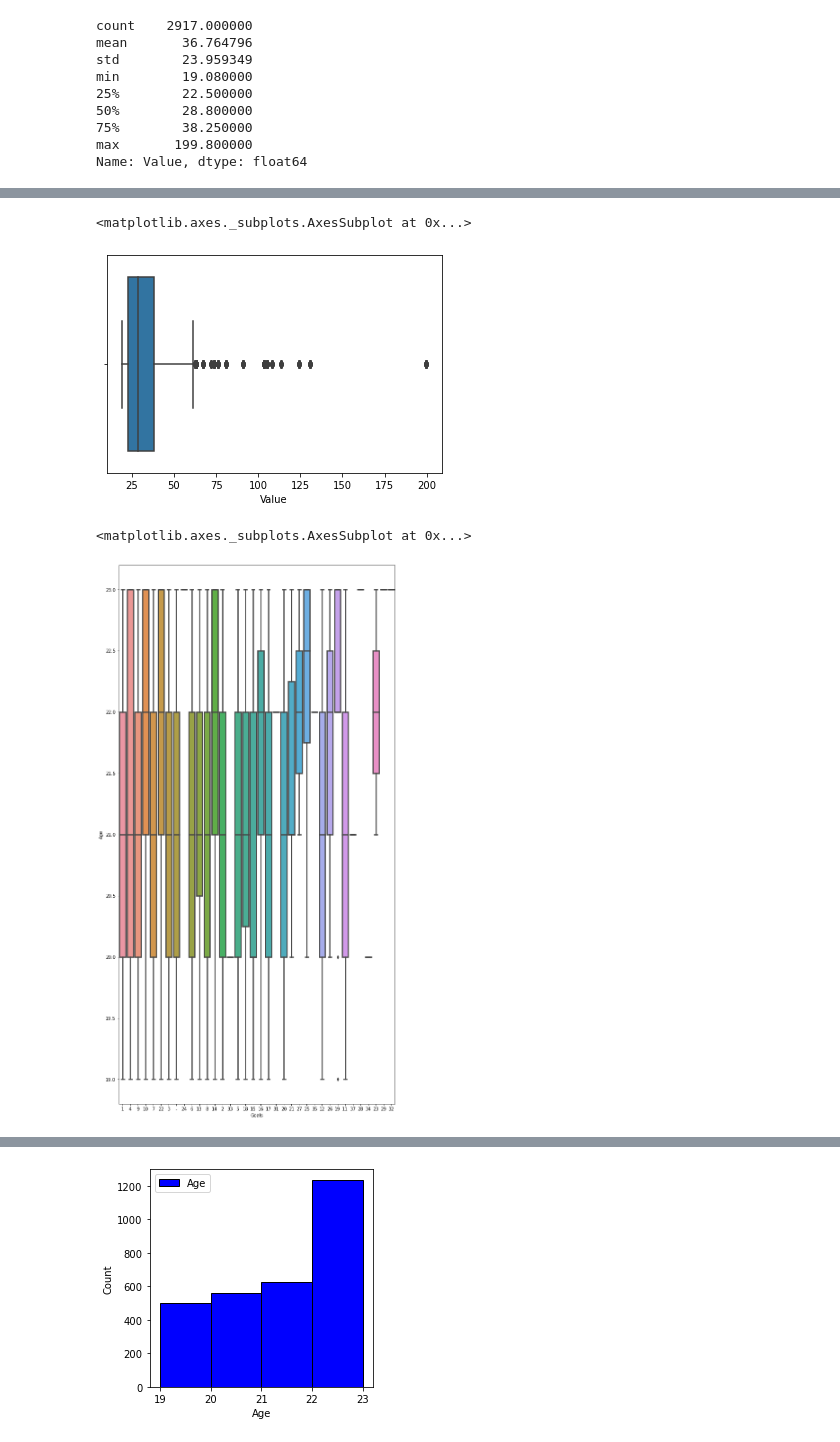
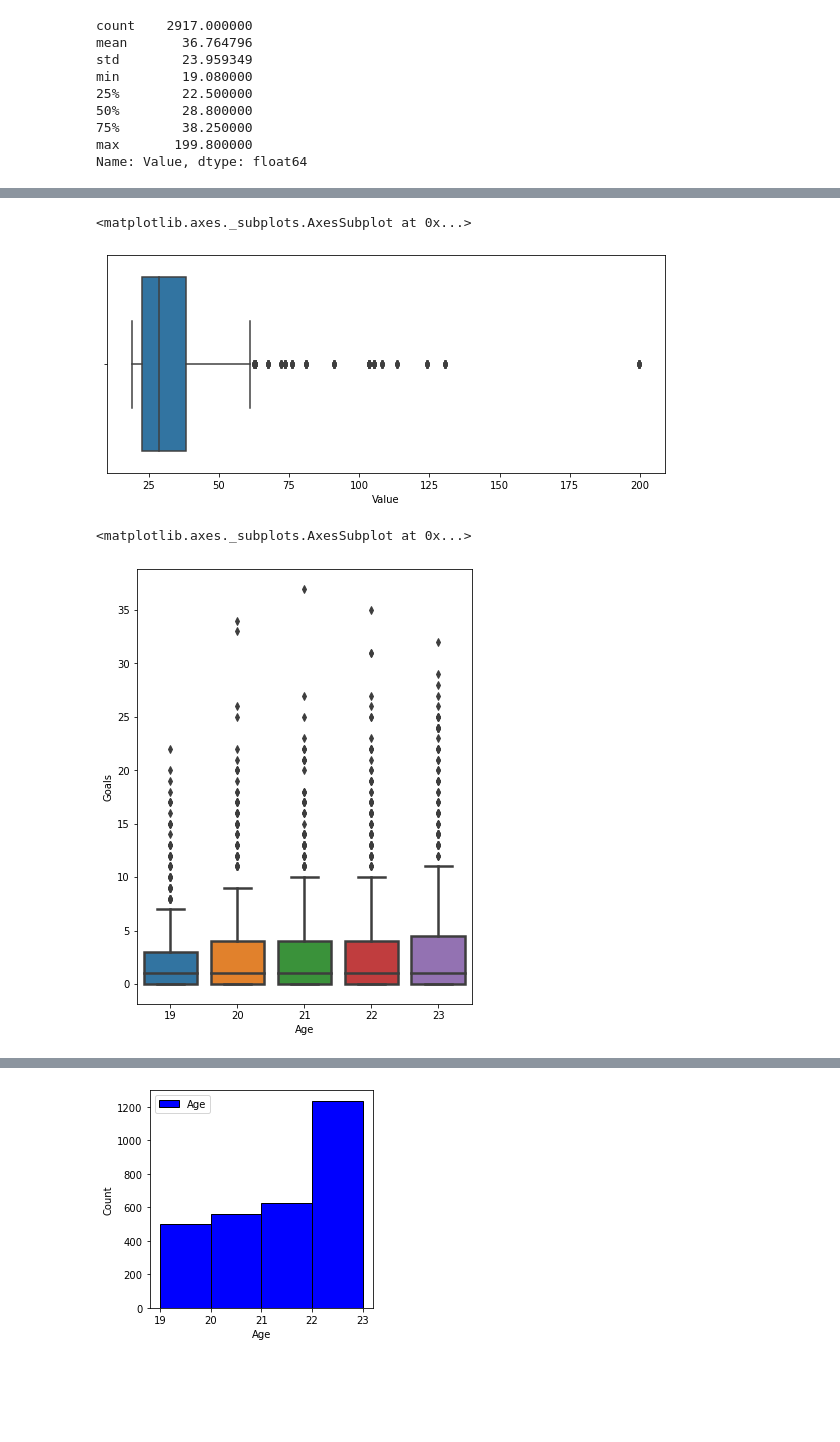
Before and after one commit to ozerm/Soccer_player_transfer_value_prediction, a Jupyter notebook: EDA.ipynb, the cells around one changed output, grey strips where cells are left out. Drawn from its saved outputs; the diff is of its cells as text; code cells hidden in the pictures; blank space fills up the shorter version.

```diff
--- a/EDA.ipynb
+++ b/EDA.ipynb
@@ -24,0 +27,26 @@ plt.show()
+# %%
+# Replace dashes with zeros
+
+df['Assists'] = df['Assists'].replace('-', 0)
+df['Goals'] = df['Goals'].replace('-', 0)
+df['Minutes'] = df['Minutes'].replace('-', 0)
+df['Yellow Cards'] = df['Yellow Cards'].str.replace('-', '0')
+df['Double Yellow'] = df['Double Yellow'].str.replace('-', '0')
+df['Red Card'] = df['Red Card'].str.replace('-', '0')
+# %%
+df['Yellow Cards'] = df['Yellow Cards'].str.strip()
+df['Double Yellow'] = df['Double Yellow'].str.strip()
+df['Red Card'] = df['Red Card'].str.strip()
+# %%
+# Covert to numeric
+df['Goals'] = pd.to_numeric(df['Goals'])
+df['Assists'] = pd.to_numeric(df['Assists'])
+df['Yellow Cards'] = pd.to_numeric(df['Yellow Cards'])
+df['Double Yellow'] = pd.to_numeric(df['Double Yellow'])
+df['Red Card'] = pd.to_numeric(df['Red Card'])
+# %%
+# Create a new column goal contribution and assign it the total number of assists and goals
+
+df['Goal Contribution'] = np.nan
+for i in range(len(df)):
+    df['Goal Contribution'][i] = df['Goals'][i] + df['Assists'][i]
@@ -58,12 +198,12 @@ df.shape
 # %%
-
-sns.boxplot(x=df['Value'])
+plt.subplots(figsize=(10,4))
+sns.boxplot(x='Value', data=df)
 # %% [output]
 <matplotlib.axes._subplots.AxesSubplot at 0x...>
-[figure, old version]
+[figure, new version]
 # %%
-plt.subplots(figsize=(11,22))
-sns.boxplot(x='Goals', y='Age', data= df , linewidth=2.5)
+plt.subplots(figsize=(6,8))
+sns.boxplot(x='Age', y='Goals', data= df , linewidth=2.5)
 # %% [output]
 <matplotlib.axes._subplots.AxesSubplot at 0x...>
-[figure, old version]
+[figure, new version]
```
Also changed, not shown: parts of 19 cells of this notebook.
